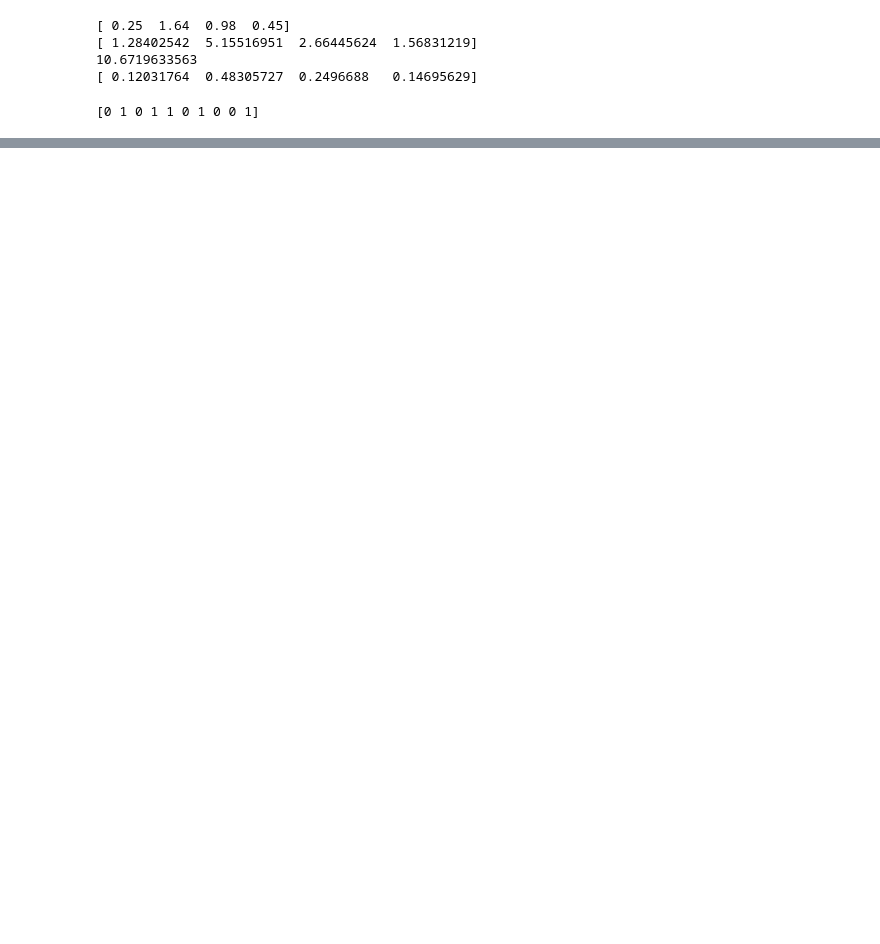
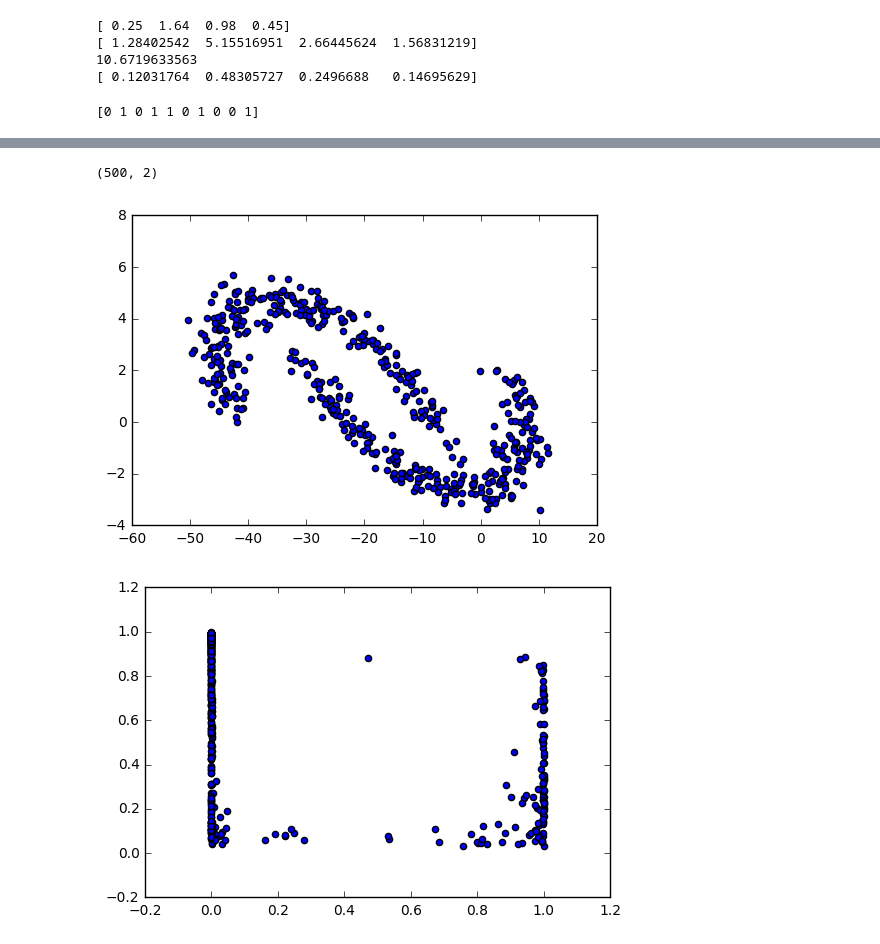
Before and after one commit to coding-blocks-archives/Perceptron2017Spring, a Jupyter notebook: class_11/NeuralNet_scratch.ipynb, the cells around one changed output, grey strips where cells are left out. Drawn from its saved outputs; the diff is of its cells as text; code cells hidden in the pictures; blank space fills up the shorter version.

```diff
--- a/class_11/NeuralNet_scratch.ipynb
+++ b/class_11/NeuralNet_scratch.ipynb
@@ -162,0 +185,18 @@ Loss after iteration 90: 0.009200
+# %%
+z1 = X.dot(model['W1']) + model['b1']
+a1 = sigmoid(z1)
+#a1 = tanh(z1)
+
+print a1.shape
+
+plt.figure(0)
+plt.scatter(z1[:, 0], z1[:, 1])
+
+plt.figure(1)
+plt.scatter(a1[:, 0], a1[:, 1])
+
+plt.show()
+# %% [output]
+(500, 2)
+[figure, added]
+[figure, added]
```
Also changed, not shown: parts of 5 cells of this notebook.
